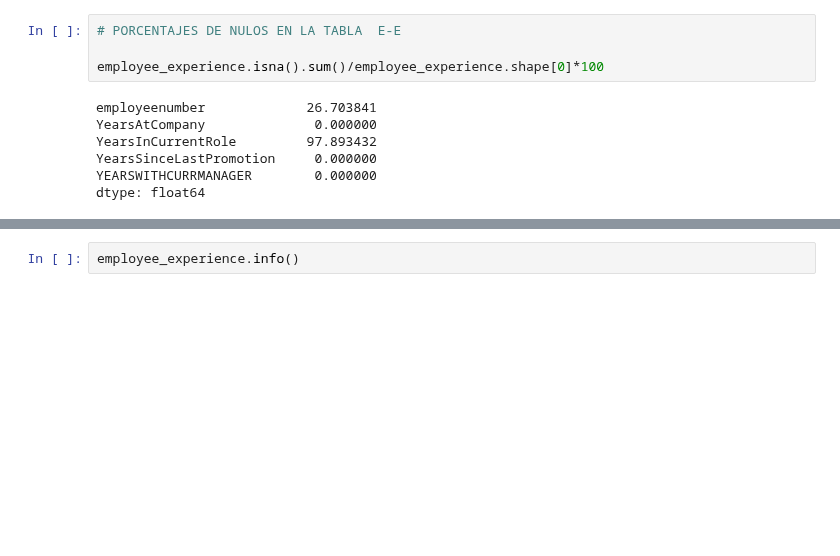
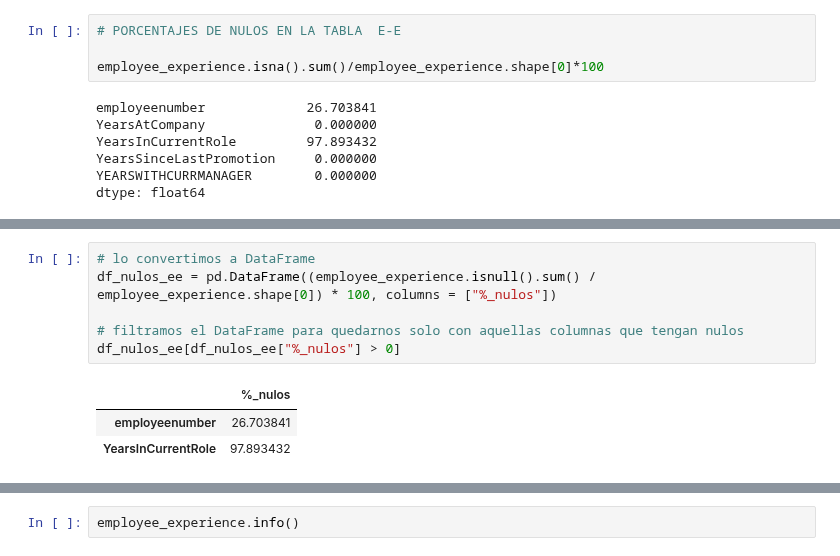
Before and after one commit to raquelmartinrodriguez/proyecto-da-promo-G-modulo-3-team-1, a Jupyter notebook: notebooks/employee.ipynb, the cells around one changed output, grey strips where cells are left out. Saved outputs shown, nothing was run; the diff lists cells and outputs as text; blank space fills up the shorter version.

```diff
--- a/notebooks/employee.ipynb
+++ b/notebooks/employee.ipynb
@@ -63,0 +114,10 @@ dtype: float64
+# %%
+# lo convertimos a DataFrame
+df_nulos_ee = pd.DataFrame((employee_experience.isnull().sum() / employee_experience.shape[0]) * 100, columns = ["%_nulos"])
+
+# filtramos el DataFrame para quedarnos solo con aquellas columnas que tengan nulos
+df_nulos_ee[df_nulos_ee["%_nulos"] > 0]
+# %% [output]
+|  | %_nulos |
+| employeenumber | 26.703841 |
+| YearsInCurrentRole | 97.893432 |
```
Also changed, not shown: parts of 11 cells of this notebook.
